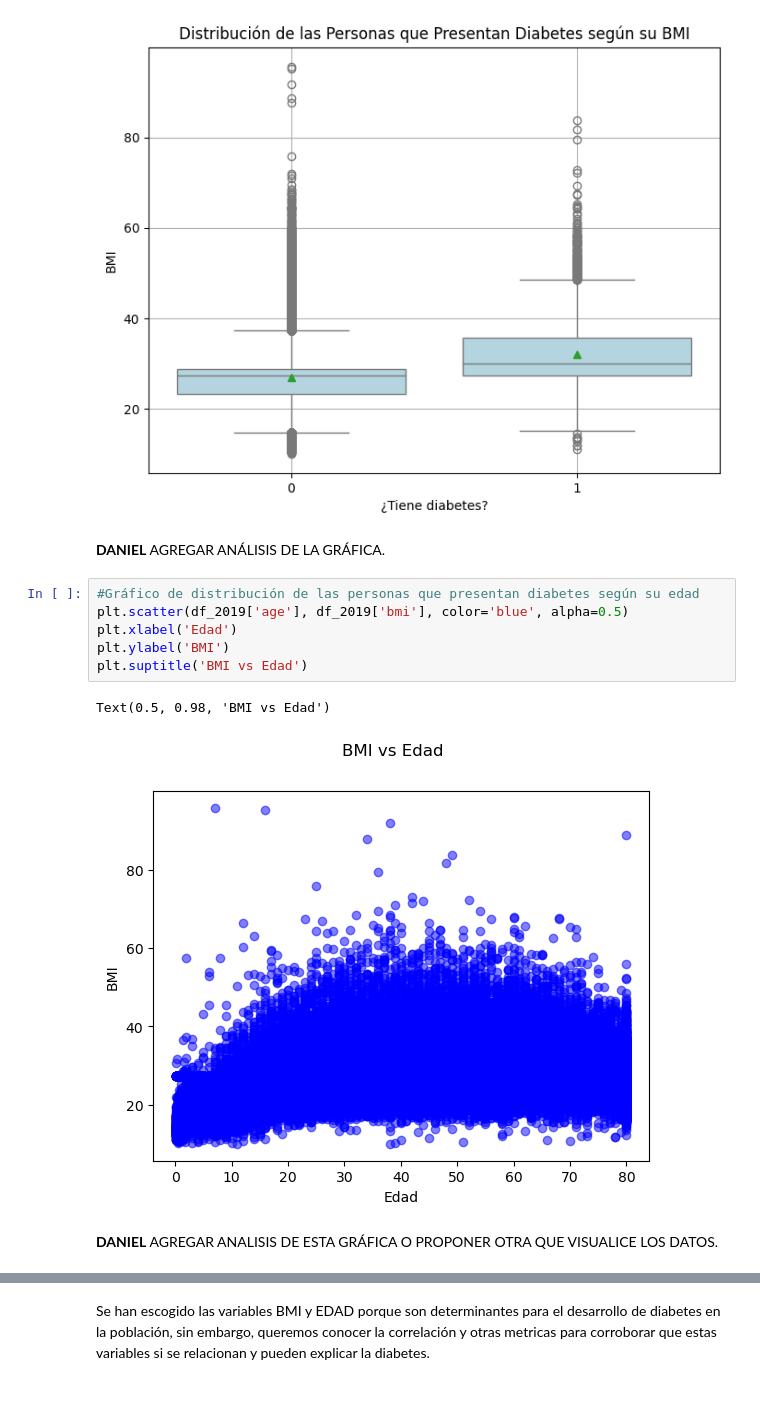
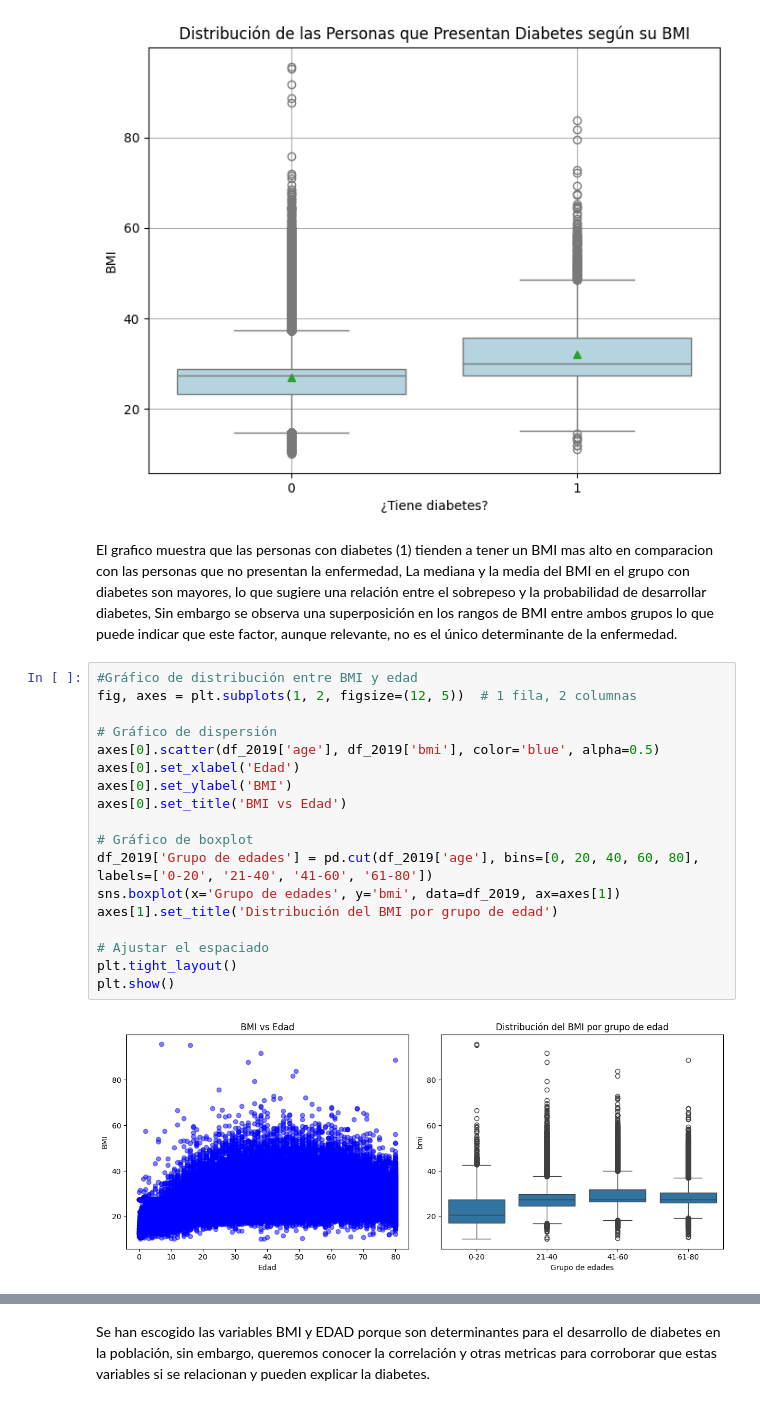
Before and after one commit to JuanMarting/EDA, a Jupyter notebook: analisis_univariado.ipynb, the cells around one changed output, grey strips where cells are left out. Cells and saved outputs as stored; diff of their text form.

Commit message:
Analisis de graficas y propuesta de nuevas graficas

```diff
--- a/analisis_univariado.ipynb
+++ b/analisis_univariado.ipynb
@@ -401,16 +400,26 @@ plt.grid()
 plt.show()
 # %% [output]
 [figure]
-# %% [markdown]
-**DANIEL** AGREGAR ANÁLISIS DE LA GRÁFICA.
-# %%
-#Gráfico de distribución de las personas que presentan diabetes según su edad
-plt.scatter(df_2019['age'], df_2019['bmi'], color='blue', alpha=0.5)
-plt.xlabel('Edad')
-plt.ylabel('BMI')
-plt.suptitle('BMI vs Edad')
-# %% [output]
-Text(0.5, 0.98, 'BMI vs Edad')
-[figure, removed]
-# %% [markdown]
-**DANIEL** AGREGAR ANALISIS DE ESTA GRÁFICA O PROPONER OTRA QUE VISUALICE LOS DATOS.
+# %% [markdown]
+El grafico muestra que las personas con diabetes (1) tienden a tener un BMI mas alto en comparacion con las personas que no presentan la enfermedad, La mediana y la media del BMI en el grupo con diabetes son mayores, lo que sugiere una relación entre el sobrepeso y la probabilidad de desarrollar diabetes, Sin embargo se observa una superposición en los rangos de BMI entre ambos grupos lo que puede indicar que este factor, aunque relevante, no es el único determinante de la enfermedad.
+# %%
+#Gráfico de distribución entre BMI y edad
+fig, axes = plt.subplots(1, 2, figsize=(12, 5))  # 1 fila, 2 columnas
+
+# Gráfico de dispersión
+axes[0].scatter(df_2019['age'], df_2019['bmi'], color='blue', alpha=0.5)
+axes[0].set_xlabel('Edad')
+axes[0].set_ylabel('BMI')
+axes[0].set_title('BMI vs Edad')
+
+# Gráfico de boxplot
+df_2019['Grupo de edades'] = pd.cut(df_2019['age'], bins=[0, 20, 40, 60, 80],
+labels=['0-20', '21-40', '41-60', '61-80'])
+sns.boxplot(x='Grupo de edades', y='bmi', data=df_2019, ax=axes[1])
+axes[1].set_title('Distribución del BMI por grupo de edad')
+
+# Ajustar el espaciado
+plt.tight_layout()
+plt.show()
+# %% [output]
+[figure, added]
```
Also changed, not shown: parts of 4 cells of this notebook.
